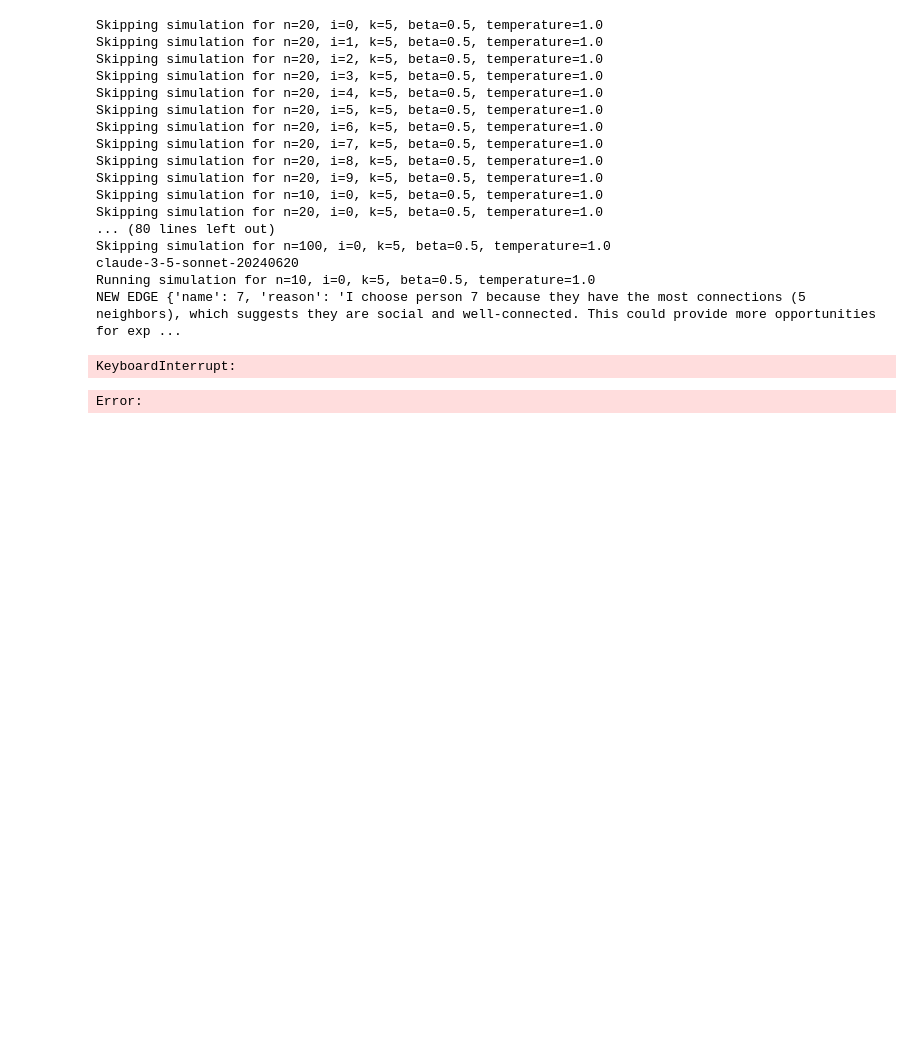
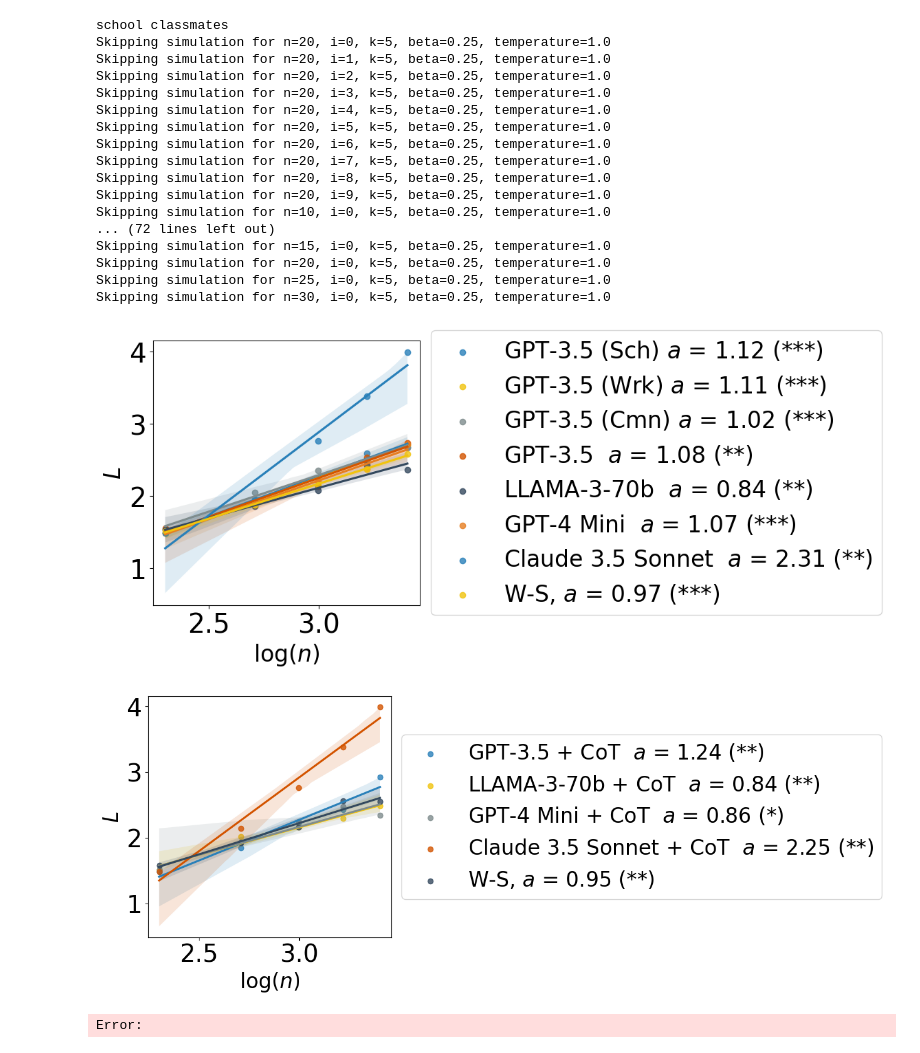
Before and after one commit to papachristoumarios/llm-network-formation, a Jupyter notebook: principle_5.ipynb, the cells around one changed output. Cells and saved outputs as stored; diff of their text form; code cells hidden in the pictures; blank space fills up the shorter version.

```diff
--- a/principle_5.ipynb
+++ b/principle_5.ipynb
@@ -752,47 +799,53 @@ def get_table(filenames):
 # %%
 table_outfiles = []
+table_outfiles_cot = []
 
 for i, beta in enumerate([0.25, 0.5, 0.75], 1):
 
     # run_network_formation_experiment(20, 20, 1, 5, beta, 10, f'outputs/principle_5_{i}+gpt.3.5-turbo.jsonl', [0.5, 1.0, 1.5], method='llm')
     # analyze_experiments(f'outputs/principle_5_{i}+gpt.3.5-turbo.jsonl', suffix=beta, fit_beta_method='binary_search' if beta != 0.75 else 'closed_form')
 
     # run_network_formation_experiment(10, 100, 10, 5, beta, 1, f'outputs/principle_5_multiple_{i}+gpt-3.5-turbo.jsonl', [0.5, 1.0, 1.5], method='llm')
     # plot_multiple_networks_small_world(f'outputs/principle_5_multiple_{i}+gpt-3.5-turbo.jsonl', f'figures/principle_5/principle_5_small_world_{i}+gpt-3.5-turbo.png')
 
-    if beta == 0.5:
+    if beta == 0.25:
         for environment, role in zip(['school', 'work', 'community'], ['classmates', 'colleagues', 'neighbors']):
+            print(environment, role)
             run_network_formation_experiment(20, 20, 1, 5, beta, 10,  f'outputs/principle_5_{i}+gpt.3.5-turbo+{environment}.jsonl', [1.0],  environment=environment, role=role, method='llm', model='gpt-3.5-turbo')
-            run_network_formation_experiment(10, 100, 10, 5, beta, 1, f'outputs/principle_5_multiple_{i}+gpt-3.5-turbo+{environment}.jsonl', [1.0], environment=environment, role=role, method='llm', model='gpt-3.5-turbo')
+            run_network_formation_experiment(10, 30, 5, 5, beta, 1, f'outputs/principle_5_multiple_{i}+gpt-3.5-turbo+{environment}.jsonl', [1.0], environment=environment, role=role, method='llm', model='gpt-3.5-turbo')
 
             table_outfiles.append(f'outputs/principle_5_multiple_{i}+gpt-3.5-turbo+{environment}.jsonl')
         for model in ['gpt-3.5-turbo', 'meta/meta-llama-3-70b-instruct', 'gpt-4o-mini', 'claude-3-5-sonnet-20240620']:
-            print(model)
             # run_network_formation_experiment(20, 20, 1, 5, beta, 10,  f'outputs/principle_5_{i}+{model.replace("/", "-")}.jsonl', [1.0],  method='llm', model=model)
-            run_network_formation_experiment(10, 100, 10, 5, beta, 1, f'outputs/principle_5_multiple_{i}+{model.replace("/", "-")}.jsonl', [1.0], method='llm', model=model)
+            run_network_formation_experiment(10, 30, 5, 5, beta, 1, f'outputs/principle_5_multiple_{i}+{model.replace("/", "-")}.jsonl', [1.0], method='llm', model=model)
+            run_network_formation_experiment(10, 30, 5, 5, beta, 1, f'outputs/principle_5_multiple_{i}+{model.replace("/", "-")}_cot.jsonl', [1.0], method='llm', model=model, cot=True)
 
             table_outfiles.append(f'outputs/principle_5_multiple_{i}+{model.replace("/", "-")}.jsonl')
+            table_outfiles_cot.append(f'outputs/principle_5_multiple_{i}+{model.replace("/", "-")}_cot.jsonl')
+
 get_table(table_outfiles)
+get_table(table_outfiles_cot, sfx='_cot')
 # %% [output]
-Skipping simulation for n=20, i=0, k=5, beta=0.5, temperature=1.0
-Skipping simulation for n=20, i=1, k=5, beta=0.5, temperature=1.0
-Skipping simulation for n=20, i=2, k=5, beta=0.5, temperature=1.0
-Skipping simulation for n=20, i=3, k=5, beta=0.5, temperature=1.0
-Skipping simulation for n=20, i=4, k=5, beta=0.5, temperature=1.0
-Skipping simulation for n=20, i=5, k=5, beta=0.5, temperature=1.0
-Skipping simulation for n=20, i=6, k=5, beta=0.5, temperature=1.0
-Skipping simulation for n=20, i=7, k=5, beta=0.5, temperature=1.0
-Skipping simulation for n=20, i=8, k=5, beta=0.5, temperature=1.0
-Skipping simulation for n=20, i=9, k=5, beta=0.5, temperature=1.0
-Skipping simulation for n=10, i=0, k=5, beta=0.5, temperature=1.0
-Skipping simulation for n=20, i=0, k=5, beta=0.5, temperature=1.0
-... (80 lines left out)
-Skipping simulation for n=100, i=0, k=5, beta=0.5, temperature=1.0
-claude-3-5-sonnet-20240620
-Running simulation for n=10, i=0, k=5, beta=0.5, temperature=1.0
-NEW EDGE {'name': 7, 'reason': 'I choose person 7 because they have the most connections (5 neighbors), which suggests they are social and well-connected. This could provide more opportunities for exp ...
+school classmates
+Skipping simulation for n=20, i=0, k=5, beta=0.25, temperature=1.0
+Skipping simulation for n=20, i=1, k=5, beta=0.25, temperature=1.0
+Skipping simulation for n=20, i=2, k=5, beta=0.25, temperature=1.0
+Skipping simulation for n=20, i=3, k=5, beta=0.25, temperature=1.0
+Skipping simulation for n=20, i=4, k=5, beta=0.25, temperature=1.0
+Skipping simulation for n=20, i=5, k=5, beta=0.25, temperature=1.0
+Skipping simulation for n=20, i=6, k=5, beta=0.25, temperature=1.0
+Skipping simulation for n=20, i=7, k=5, beta=0.25, temperature=1.0
+Skipping simulation for n=20, i=8, k=5, beta=0.25, temperature=1.0
+Skipping simulation for n=20, i=9, k=5, beta=0.25, temperature=1.0
+Skipping simulation for n=10, i=0, k=5, beta=0.25, temperature=1.0
+... (72 lines left out)
+Skipping simulation for n=15, i=0, k=5, beta=0.25, temperature=1.0
+Skipping simulation for n=20, i=0, k=5, beta=0.25, temperature=1.0
+Skipping simulation for n=25, i=0, k=5, beta=0.25, temperature=1.0
+Skipping simulation for n=30, i=0, k=5, beta=0.25, temperature=1.0
+[figure, added]
+[figure, added]
-KeyboardInterrupt:
+Error:
-Error:
 # %%
 categories = [{'category': 'Large circle', 'description': 'People who have a large number of friends and are connected to many other people in the network.'},
               {'category': 'Mutual friends', 'description': 'People who have many common friends with the person making the selection.'}]
```
Also changed, not shown: parts of 1 cell of this notebook, 5 other files.
